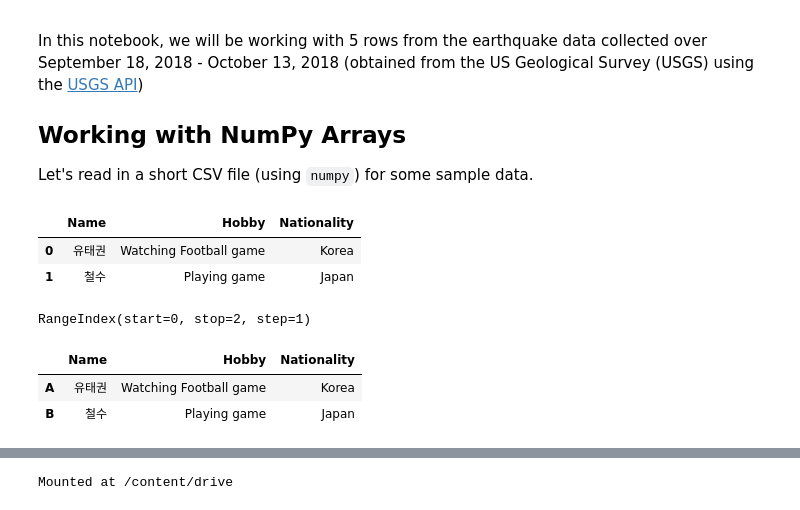
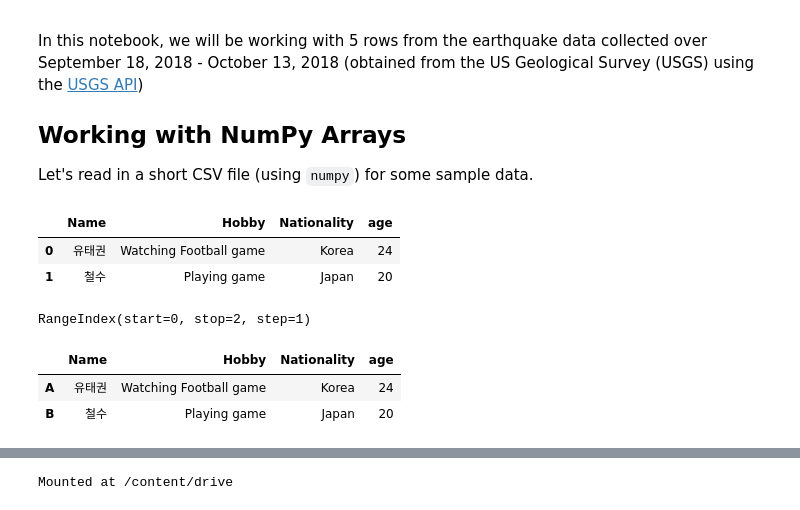
Before and after one commit to tgwon/ai4ml, a Jupyter notebook: week2/1-pandas_data_structures.ipynb, the cells around one changed output, grey strips where cells are left out. Drawn from its saved outputs; the diff is of its cells as text; code cells hidden in the pictures.

```diff
--- a/week2/1-pandas_data_structures.ipynb
+++ b/week2/1-pandas_data_structures.ipynb
@@ -12,13 +12,14 @@ Let's read in a short CSV file (using `numpy`) for some sample data.
 # %%
 import pandas as pd
 df = pd.DataFrame({'Name':['유태권','철수'],
                     'Hobby':['Watching Football game','Playing game'],
-                    'Nationality':['Korea','Japan']})
+                    'Nationality':['Korea','Japan'],
+                   'age':[24,20]})
 df
 # %% [output]
-|  | Name | Hobby | Nationality |
-| 0 | 유태권 | Watching Football game | Korea |
-| 1 | 철수 | Playing game | Japan |
+|  | Name | Hobby | Nationality | age |
+| 0 | 유태권 | Watching Football game | Korea | 24 |
+| 1 | 철수 | Playing game | Japan | 20 |
 # %%
 df.index
 # %% [output]
@@ -27,9 +28,9 @@ RangeIndex(start=0, stop=2, step=1)
 df.set_index([['A','B']], inplace=True)
 df
 # %% [output]
-|  | Name | Hobby | Nationality |
-| A | 유태권 | Watching Football game | Korea |
-| B | 철수 | Playing game | Japan |
+|  | Name | Hobby | Nationality | age |
+| A | 유태권 | Watching Football game | Korea | 24 |
+| B | 철수 | Playing game | Japan | 20 |
 # %%
 df.to_csv('df.csv', index = False)
 # %%
```
Also changed, not shown: parts of 4 cells of this notebook.
